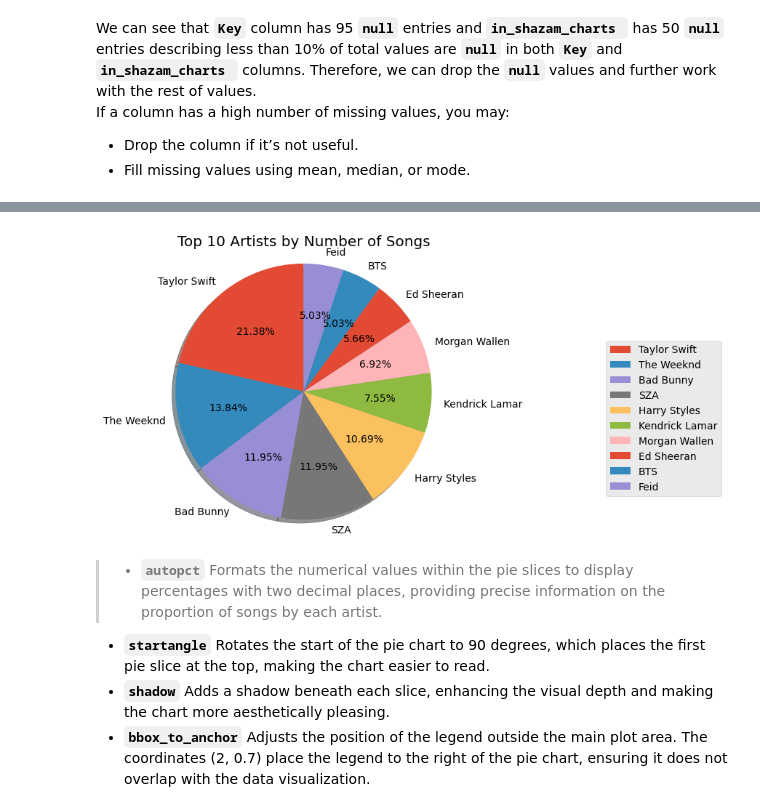
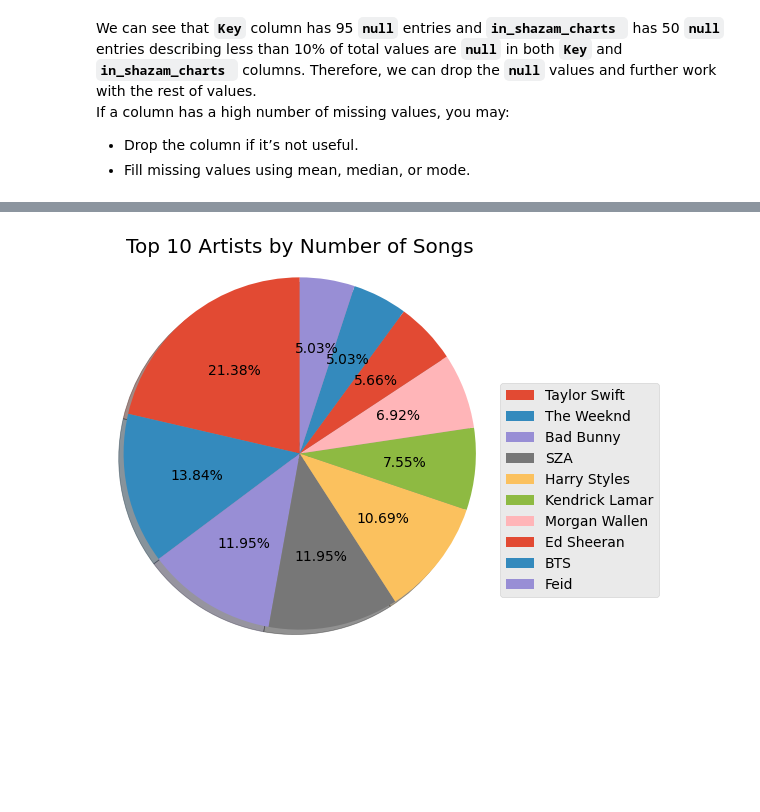
Before and after one commit to Arifuzzaman-Munaf/Data-Visualization-Python, a Jupyter notebook: pie_chart.ipynb, the cells around one changed output, grey strips where cells are left out. Cells and saved outputs as stored; diff of their text form; code cells hidden in the pictures; blank space fills up the shorter version.

Commit message:
Implemented task 2 and better visualization

```diff
--- a/pie_chart.ipynb
+++ b/pie_chart.ipynb
@@ -142,26 +151,20 @@ how the distribution of songs among the top 10 artists in the dataset reflect s
 # %%
 # Get the top 10 most featured artists in the dataset based on the number of songs
 top_artists = dataset['artist(s)_name'].value_counts().nlargest(10)
 
 plt.figure(figsize=(5, 5))  # Set the figure size to 5x5 inches for better visualization
 
 # Create a pie chart for the top 10 artists
 plt.pie(
     top_artists,
-    labels=top_artists.index,  # Set artist names as labels
     autopct='%1.2f%%',  # Display percentage values with two decimal place
     startangle=90,  # Rotate the pie chart to start from the top
     shadow=True  # Add a shadow effect for better visual distinction
 )
 
 plt.axis('equal')  # Ensure the pie chart is displayed as a perfect circle
 plt.title('Top 10 Artists by Number of Songs')  # Add a meaningful title
-plt.legend(labels=top_artists.index, bbox_to_anchor=(2, 0.7))  # Add a legend with artist names
+plt.legend(labels=top_artists.index, bbox_to_anchor=(1, 0.7))  # Add a legend with artist names
 plt.show()  # Display the final pie chart
 # %% [output]
-[figure, old version]
+[figure, new version]
-# %% [markdown]
->* **`autopct`** Formats the numerical values within the pie slices to display percentages with two decimal places, providing precise information on the proportion of songs by each artist.
-* **`startangle`** Rotates the start of the pie chart to 90 degrees, which places the first pie slice at the top, making the chart easier to read.
-* **`shadow`** Adds a shadow beneath each slice, enhancing the visual depth and making the chart more aesthetically pleasing.
-* **`bbox_to_anchor`** Adjusts the position of the legend outside the main plot area. The coordinates (2, 0.7) place the legend to the right of the pie chart, ensuring it does not overlap with the data visualization.
```
Also changed, not shown: parts of 12 cells of this notebook.
